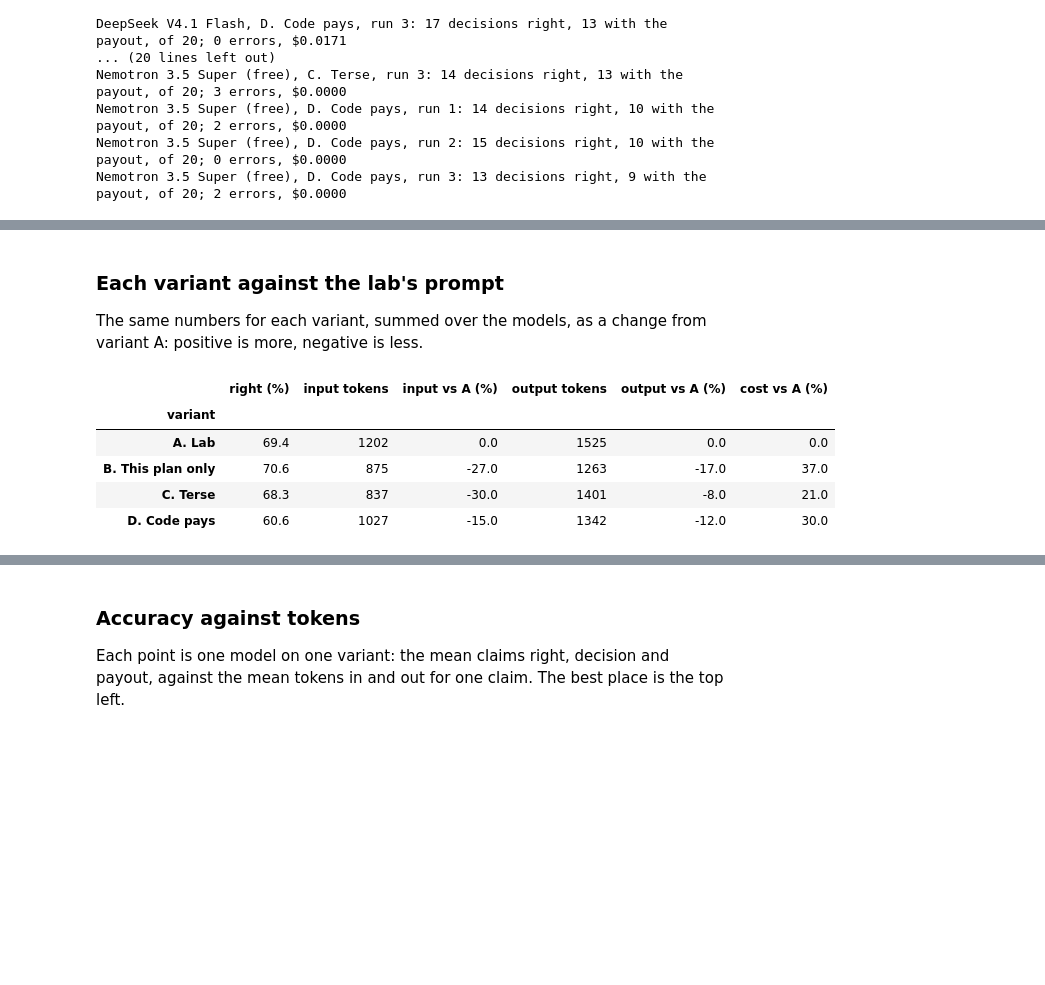
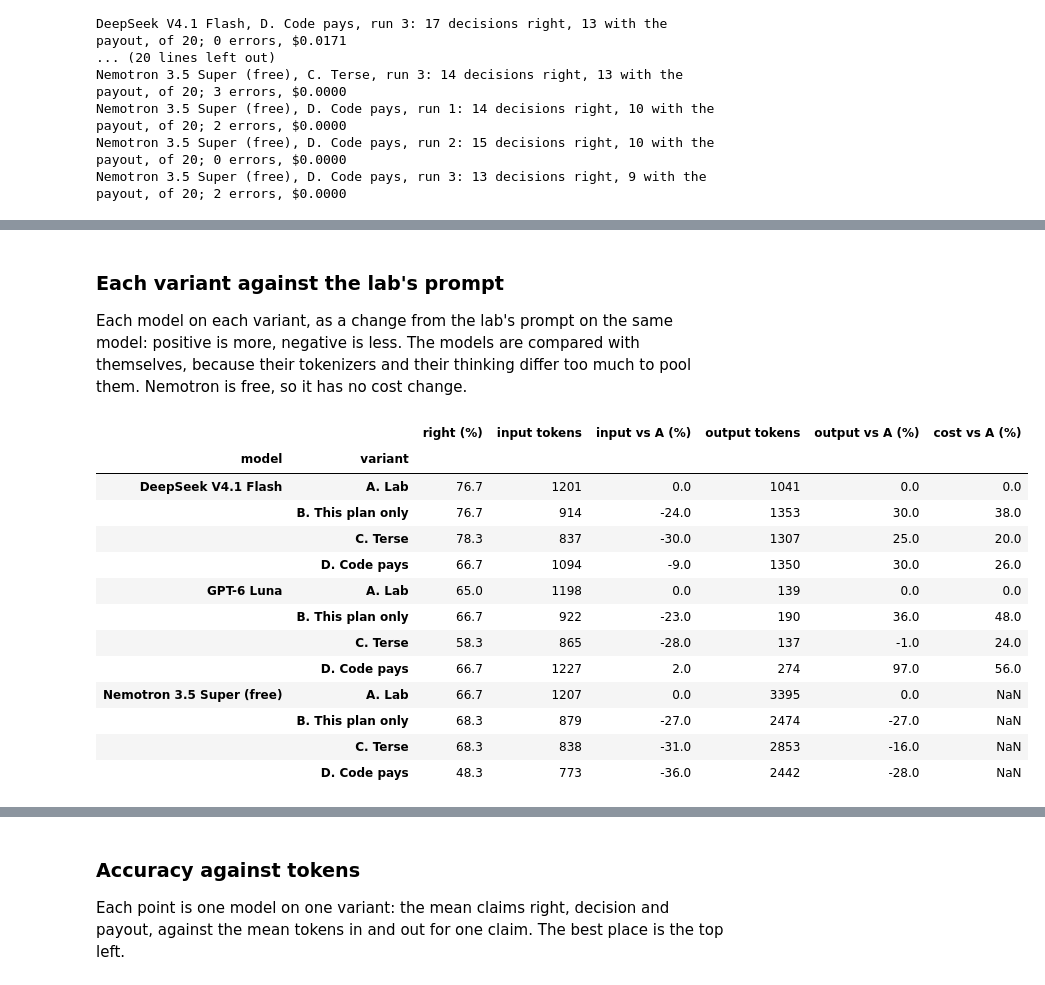
Before and after one commit to Darko-Martinovic/ai-fde-agentic-engineering, a Jupyter notebook: community_contributions/Darko-Martinovic/week1day4_challenge.ipynb, the cells around one changed output, grey strips where cells are left out. Cells and saved outputs as stored; diff of their text form; code cells hidden in the pictures; blank space fills up the shorter version.

```diff
--- a/community_contributions/Darko-Martinovic/week1day4_challenge.ipynb
+++ b/community_contributions/Darko-Martinovic/week1day4_challenge.ipynb
@@ -517,26 +516,35 @@ summary
 # %% [markdown]
 ### Each variant against the lab's prompt
 
-The same numbers for each variant, summed over the models, as a change from variant A: positive is more, negative is less.
+Each model on each variant, as a change from the lab's prompt on the same model: positive is more, negative is less. The models are compared with themselves, because their tokenizers and their thinking differ too much to pool them. Nemotron is free, so it has no cost change.
 # %%
-by_variant = scored.groupby("variant", sort=False).agg(
-    right=("right", "mean"), input_tokens=("input_tokens", "mean"), output_tokens=("output_tokens", "mean"), cost=("cost", "mean")
-)
+by_model = scored.groupby(["model", "variant"], sort=False)[["input_tokens", "output_tokens", "cost"]].mean()
+lab = by_model.xs("A. Lab", level="variant").reindex(by_model.index, level="model")
+lab.index = by_model.index
+vs_lab = (100 * (by_model / lab.replace(0, float("nan")) - 1)).round(0)
 change = pd.DataFrame(
     {
-        "right (%)": (100 * by_variant["right"]).round(1),
-        "input tokens": by_variant["input_tokens"].round(0).astype(int),
-        "input vs A (%)": (100 * (by_variant["input_tokens"] / by_variant["input_tokens"].iloc[0] - 1)).round(0),
-        "output tokens": by_variant["output_tokens"].round(0).astype(int),
-        "output vs A (%)": (100 * (by_variant["output_tokens"] / by_variant["output_tokens"].iloc[0] - 1)).round(0),
-        "cost vs A (%)": (100 * (by_variant["cost"] / by_variant["cost"].iloc[0] - 1)).round(0),
+        "right (%)": (100 * scored.groupby(["model", "variant"], sort=False)["right"].mean()).round(1),
+        "input tokens": by_model["input_tokens"].round(0).astype(int),
+        "input vs A (%)": vs_lab["input_tokens"],
+        "output tokens": by_model["output_tokens"].round(0).astype(int),
+        "output vs A (%)": vs_lab["output_tokens"],
+        "cost vs A (%)": vs_lab["cost"],
     }
 )
 change
 # %% [output]
-|  | right (%) | input tokens | input vs A (%) | output tokens | output vs A (%) | cost vs A (%) |
-| variant |  |  |  |  |  |  |
-| A. Lab | 69.4 | 1202 | 0.0 | 1525 | 0.0 | 0.0 |
-| B. This plan only | 70.6 | 875 | -27.0 | 1263 | -17.0 | 37.0 |
-| C. Terse | 68.3 | 837 | -30.0 | 1401 | -8.0 | 21.0 |
-| D. Code pays | 60.6 | 1027 | -15.0 | 1342 | -12.0 | 30.0 |
+|  |  | right (%) | input tokens | input vs A (%) | output tokens | output vs A (%) | cost vs A (%) |
+| model | variant |  |  |  |  |  |  |
+| DeepSeek V4.1 Flash | A. Lab | 76.7 | 1201 | 0.0 | 1041 | 0.0 | 0.0 |
+|  | B. This plan only | 76.7 | 914 | -24.0 | 1353 | 30.0 | 38.0 |
+|  | C. Terse | 78.3 | 837 | -30.0 | 1307 | 25.0 | 20.0 |
+|  | D. Code pays | 66.7 | 1094 | -9.0 | 1350 | 30.0 | 26.0 |
+| GPT-6 Luna | A. Lab | 65.0 | 1198 | 0.0 | 139 | 0.0 | 0.0 |
+|  | B. This plan only | 66.7 | 922 | -23.0 | 190 | 36.0 | 48.0 |
+|  | C. Terse | 58.3 | 865 | -28.0 | 137 | -1.0 | 24.0 |
+|  | D. Code pays | 66.7 | 1227 | 2.0 | 274 | 97.0 | 56.0 |
+| Nemotron 3.5 Super (free) | A. Lab | 66.7 | 1207 | 0.0 | 3395 | 0.0 | NaN |
+|  | B. This plan only | 68.3 | 879 | -27.0 | 2474 | -27.0 | NaN |
+|  | C. Terse | 68.3 | 838 | -31.0 | 2853 | -16.0 | NaN |
+|  | D. Code pays | 48.3 | 773 | -36.0 | 2442 | -28.0 | NaN |
```
Also changed, not shown: parts of 12 cells of this notebook, 2 other files.
